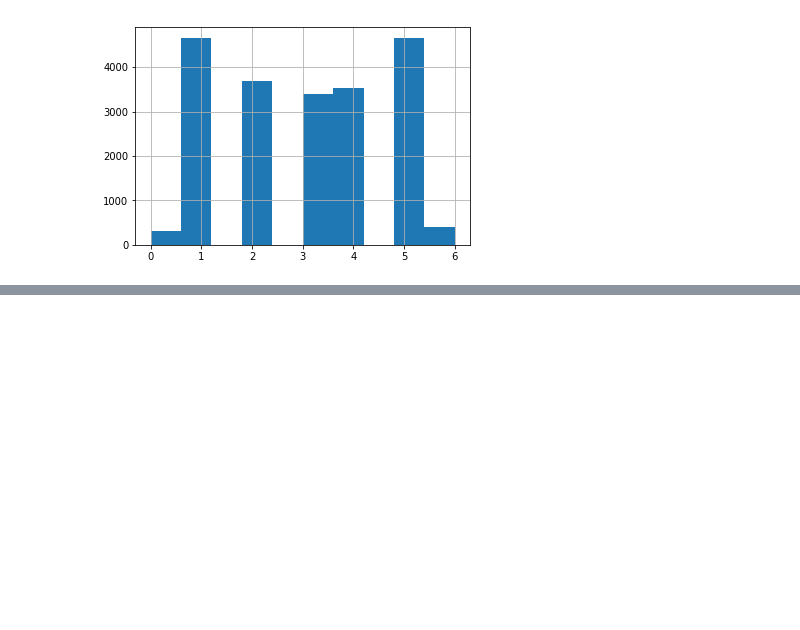
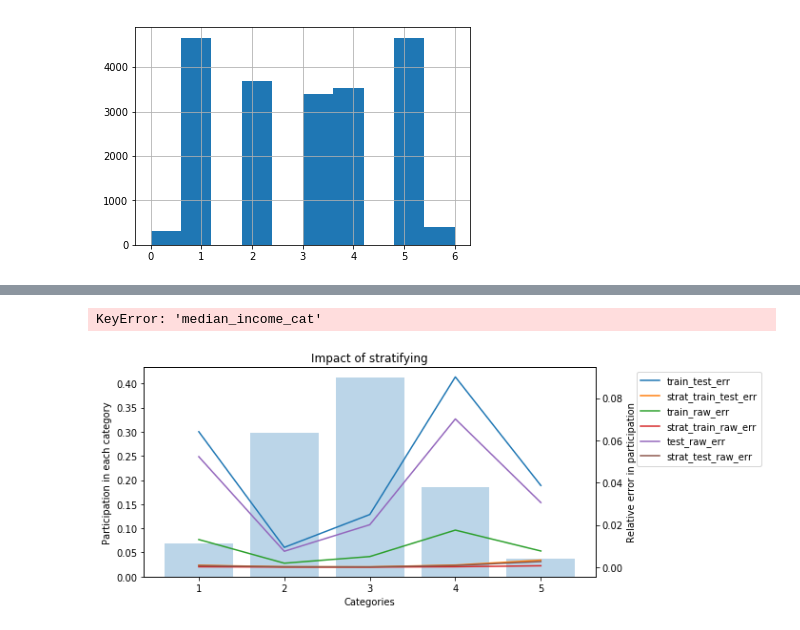
Before and after one commit to corasantos/ML-Preparation-Housing, a Jupyter notebook: housing_notebook.ipynb, the cells around one changed output, grey strips where cells are left out. Saved outputs shown, nothing was run; the diff lists cells and outputs as text; code cells hidden in the pictures; blank space fills up the shorter version.

Commit message:
add method stratifying continuous by continues variables analysis

```diff
--- a/housing_notebook.ipynb
+++ b/housing_notebook.ipynb
@@ -183,0 +210,61 @@ array([0.40539844, 1.27071513, 1.51178098, 1.74802525, 2.77259497])
+# %%
+from sklearn.model_selection import StratifiedShuffleSplit
+
+split = StratifiedShuffleSplit(n_splits=1, test_size=0.2, random_state=42)
+
+for train_index, test_index in split.split(tst, tst["median_income_cat"]):
+    strat_train_set = raw.loc[train_index]
+    strat_test_set = raw.loc[test_index]
+# %%
+train_set, test_set = train_test_split(raw, test_size=0.2, random_state=42)
+# %%
+propDict = {}
+
+propDict['raw'] = raw["median_income_cat"].value_counts() / len(raw)
+propDict['train'] = train_set["median_income_cat"].value_counts() / len(train_set)
+propDict['test'] = test_set["median_income_cat"].value_counts() / len(test_set)
+propDict['strat_train'] = strat_train_set["median_income_cat"].value_counts() / len(strat_train_set)
+propDict['strat_test'] = strat_test_set["median_income_cat"].value_counts() / len(strat_test_set)
+
+
+propDF = pd.DataFrame(propDict)
+
+propDF['train_test_err'] = np.abs(propDict['train'] - propDict['test'])/(propDict['train']+propDict['test'])*2
+propDF['strat_train_test_err'] = np.abs(propDict['strat_train'] - propDict['strat_test'])/(propDict['strat_train']+propDict['strat_test'])*2
+propDF['train_raw_err'] = np.abs(propDict['train'] - propDict['raw'])/propDict['raw']
+propDF['strat_train_raw_err'] = np.abs(propDict['strat_train'] - propDict['raw'])/propDict['raw']
+propDF['test_raw_err'] = np.abs(propDict['test'] - propDict['raw'])/propDict['raw']
+propDF['strat_test_raw_err'] = np.abs(propDict['strat_test'] - propDict['raw'])/propDict['raw']
+
+propDF = propDF.sort_index()
+
+print('The differecies between the distributions of both uniform sampling and stratified sampling are of at least 2 order of magnitude')
+
+propDF
+# %% [output]
+KeyError: 'median_income_cat'
+# %%
+fig, ax1 = plt.subplots(figsize=(10,4))
+
+ax1.set_xlabel('Categories')
+ax1.set_ylabel('Participation in each category')
+ax1.bar(propDF.index,propDF.raw, alpha=0.3)
+#ax1.tick_params(axis='y', labelcolor=color)
+
+ax2 = ax1.twinx()  # instantiate a second axes that shares the same x-axis
+
+ax2.set_ylabel('Relative error in participation')  # we already handled the x-label with ax1
+ax2.plot(propDF.train_test_err,label='train_test_err')
+ax2.plot(propDF.strat_train_test_err,label='strat_train_test_err')
+ax2.plot(propDF.train_raw_err,label='train_raw_err')
+ax2.plot(propDF.strat_train_raw_err,label='strat_train_raw_err')
+ax2.plot(propDF.test_raw_err,label='test_raw_err')
+ax2.plot(propDF.strat_test_raw_err,label='strat_test_raw_err')
+plt.legend(bbox_to_anchor=(1.08, 1), loc='upper left')
+plt.title('Impact of stratifying')
+#ax2.tick_params(axis='y', labelcolor=color)
+
+fig.tight_layout()  # otherwise the right y-label is slightly clipped
+plt.show()
+# %% [output]
+[figure, added]
```
Also changed, not shown: parts of 15 cells of this notebook, 1 other file.
